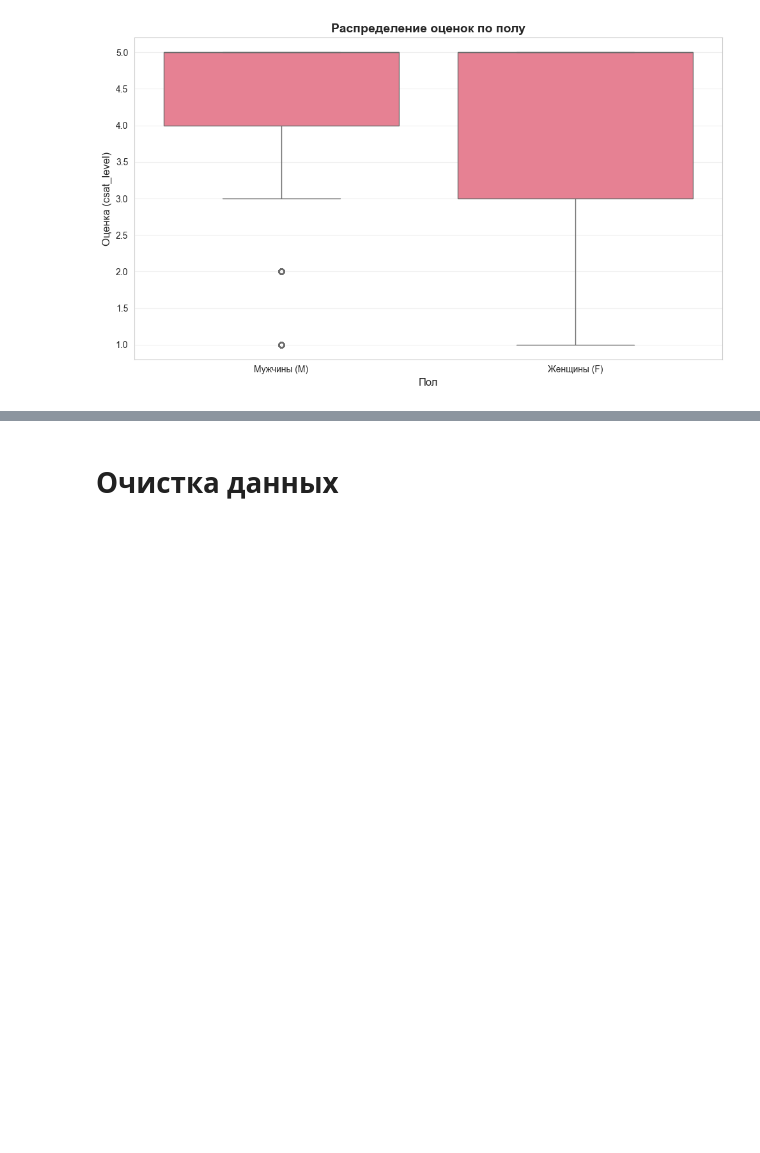
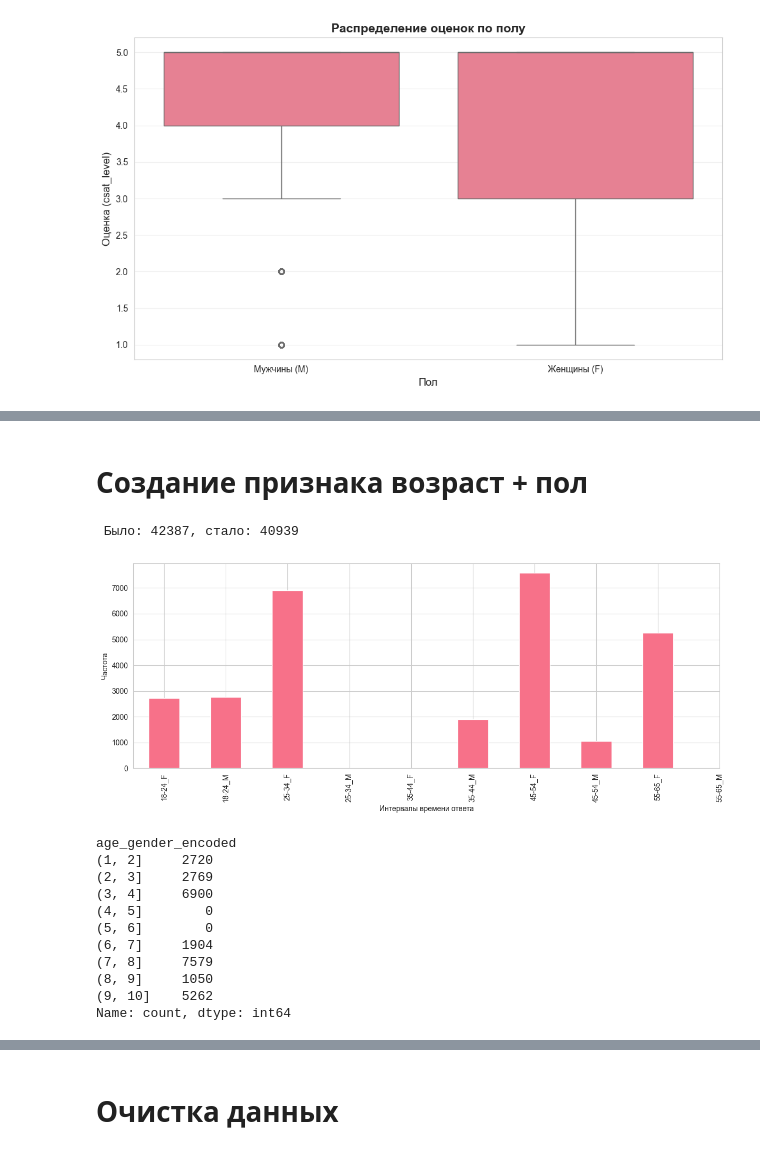
Before and after one commit to smirnoffmg/team-8-case-2, a Jupyter notebook: checkpoint1.ipynb, the cells around one changed output, grey strips where cells are left out. Cells and saved outputs as stored; diff of their text form; code cells hidden in the pictures; blank space fills up the shorter version.

Commit message:
добавил признак гендер-возраст

```diff
--- a/checkpoint1.ipynb
+++ b/checkpoint1.ipynb
@@ -378,0 +397,70 @@ df_not_clean = df[df["response_time_days"] < 0].copy()
+# %% [markdown]
+# Создание признака возраст + пол
+# %%
+df_2= df.copy()
+df_2['age_gender'] = df_2['age'] + "_" + df_2['gender']
+df_2.sort_values(by='age_gender', inplace=True)
+df_2.describe(include="object")
+
+
+age_gender_dict = {
+    "18-24_F" : 1,
+    "18-24_M" : 2,
+    "25-34_F" : 3,
+    "25-34_M" : 4,
+    "35-54_F" : 5,
+    "35-54_M" : 6,
+    "45-54_F" : 7,
+    "45-54_M" : 8,
+    "55-65_F" : 9,
+    "55-65_M" : 10
+    }
+
+labels = [
+    "18-24_F", "18-24_M",
+    "25-34_F", "25-34_M",
+    "35-44_F", "35-44_M",
+    "45-54_F", "45-54_M",
+    "55-65_F", "55-65_M",
+]
+
+length_df2_before = len(df_2)
+df_2.dropna(subset=["age_gender"], inplace=True)
+length_df2_afrer = len(df_2)
+print(f"\n Было: {length_df2_before}, стало: {length_df2_afrer}")
+
+df_2["age_gender_encoded"] = df_2["age_gender"].map(age_gender_dict)
+
+
+
+
+bins = np.arange(1, 10 + 1, 1)
+binned = pd.cut(df_2["age_gender_encoded"], bins=bins)
+
+
+freq = binned.value_counts().sort_index()
+
+ax = freq.plot(kind="bar", figsize=(12, 5))
+ax.set_xlabel("Интервалы времени ответа")
+ax.set_ylabel("Частота")
+ax.set_xticks(range(0, len(labels)))
+ax.set_xticklabels(labels)
+plt.tight_layout()
+plt.show()
+
+
+####Тут какая-то ошибка у меня в выводе
+# %% [output]
+ Было: 42387, стало: 40939
+[figure, added]
+age_gender_encoded
+(1, 2]     2720
+(2, 3]     2769
+(3, 4]     6900
+(4, 5]        0
+(5, 6]        0
+(6, 7]     1904
+(7, 8]     7579
+(8, 9]     1050
+(9, 10]    5262
+Name: count, dtype: int64
```
Also changed, not shown: parts of 8 cells of this notebook.
